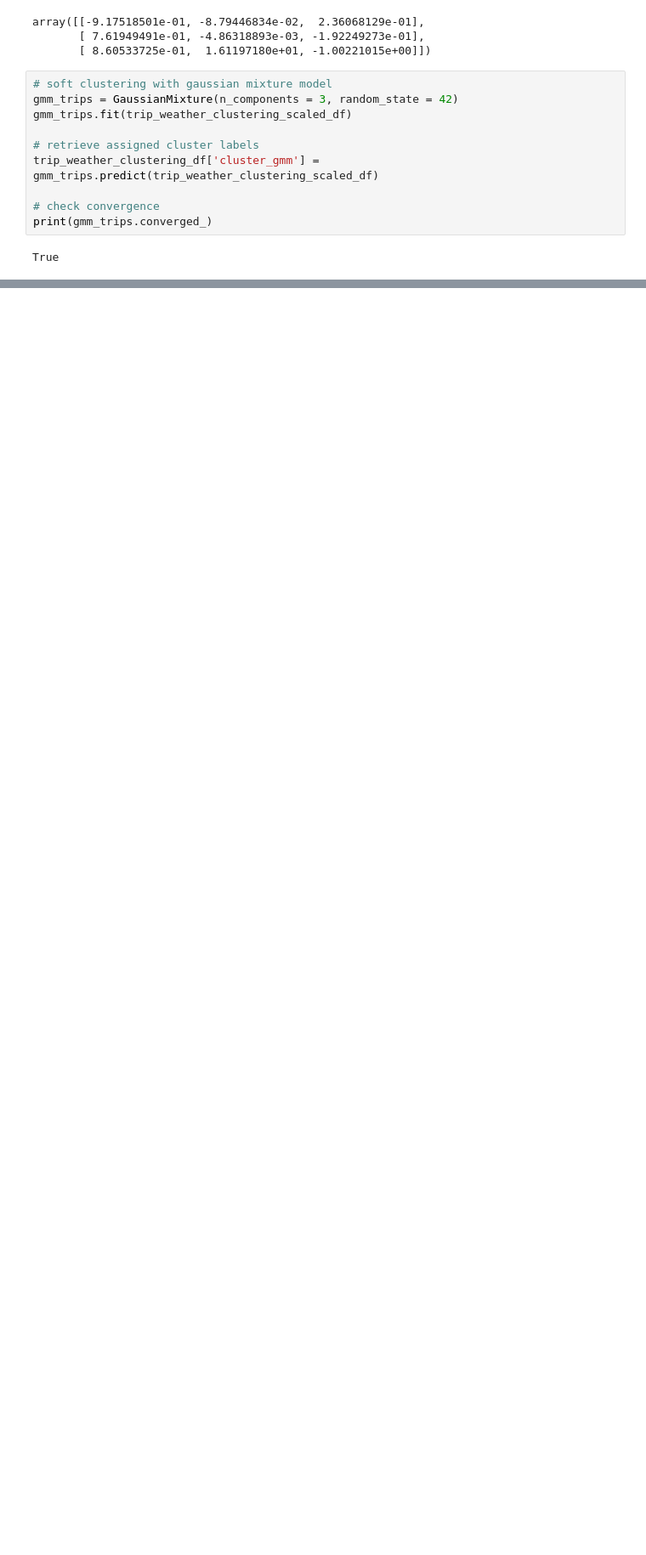
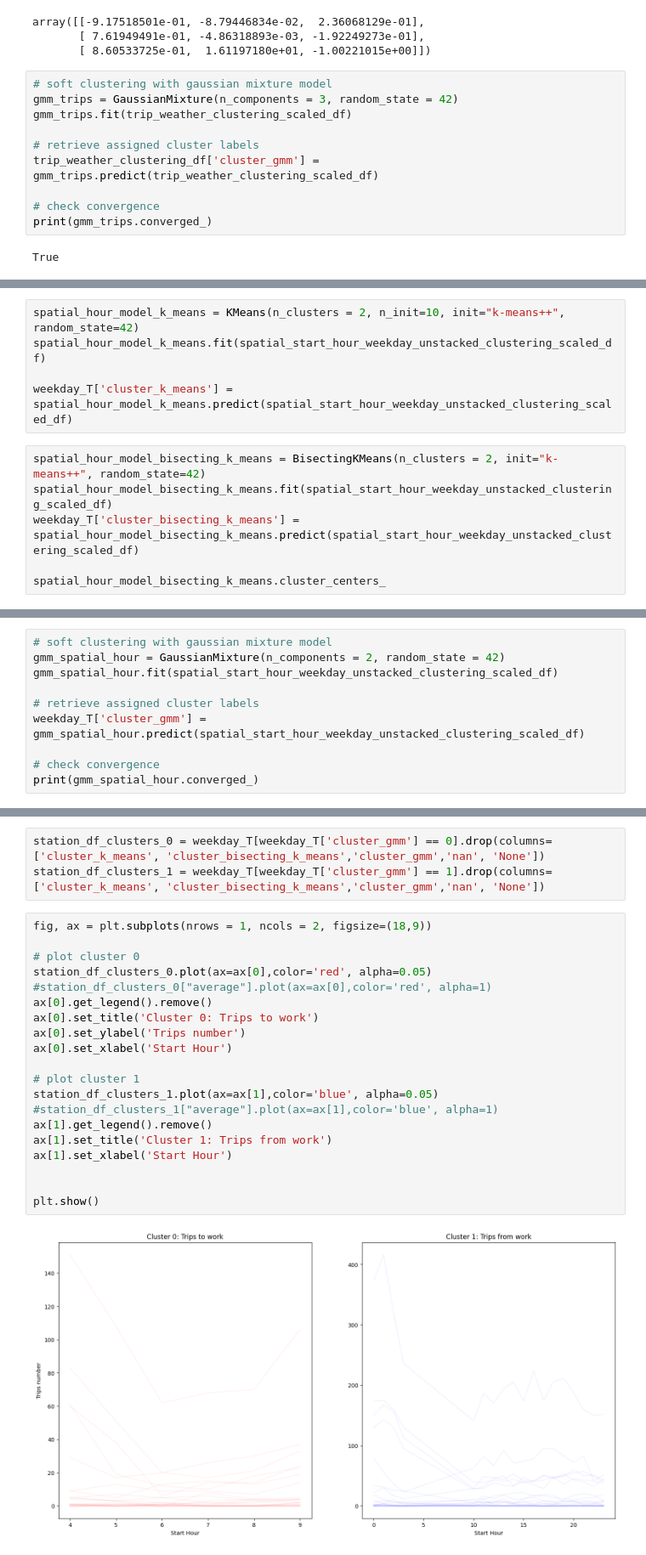
Before and after one commit to lniggemann/AAA_2023, a Jupyter notebook: 03_clustering.ipynb, the cells around one changed output, grey strips where cells are left out. Shown at 85% size. Cells and saved outputs as stored; diff of their text form; blank space fills up the shorter version.

```diff
--- a/03_clustering.ipynb
+++ b/03_clustering.ipynb
@@ -426,0 +604,11 @@ plt_violins(trip_weather_clustering_df)
+# %%
+spatial_hour_model_k_means = KMeans(n_clusters = 2, n_init=10, init="k-means++", random_state=42)
+spatial_hour_model_k_means.fit(spatial_start_hour_weekday_unstacked_clustering_scaled_df)
+
+weekday_T['cluster_k_means'] = spatial_hour_model_k_means.predict(spatial_start_hour_weekday_unstacked_clustering_scaled_df)
+# %%
+spatial_hour_model_bisecting_k_means = BisectingKMeans(n_clusters = 2, init="k-means++", random_state=42)
+spatial_hour_model_bisecting_k_means.fit(spatial_start_hour_weekday_unstacked_clustering_scaled_df)
+weekday_T['cluster_bisecting_k_means'] = spatial_hour_model_bisecting_k_means.predict(spatial_start_hour_weekday_unstacked_clustering_scaled_df)
+
+spatial_hour_model_bisecting_k_means.cluster_centers_
@@ -426,0 +628,10 @@ plt_violins(trip_weather_clustering_df)
+# %%
+# soft clustering with gaussian mixture model
+gmm_spatial_hour = GaussianMixture(n_components = 2, random_state = 42)
+gmm_spatial_hour.fit(spatial_start_hour_weekday_unstacked_clustering_scaled_df)
+
+# retrieve assigned cluster labels
+weekday_T['cluster_gmm'] = gmm_spatial_hour.predict(spatial_start_hour_weekday_unstacked_clustering_scaled_df)
+
+# check convergence
+print(gmm_spatial_hour.converged_)
@@ -426,0 +662,25 @@ plt_violins(trip_weather_clustering_df)
+# %%
+station_df_clusters_0 = weekday_T[weekday_T['cluster_gmm'] == 0].drop(columns=['cluster_k_means', 'cluster_bisecting_k_means','cluster_gmm','nan', 'None'])
+station_df_clusters_1 = weekday_T[weekday_T['cluster_gmm'] == 1].drop(columns=['cluster_k_means', 'cluster_bisecting_k_means','cluster_gmm','nan', 'None'])
+# %%
+fig, ax = plt.subplots(nrows = 1, ncols = 2, figsize=(18,9))
+
+# plot cluster 0
+station_df_clusters_0.plot(ax=ax[0],color='red', alpha=0.05)
+#station_df_clusters_0["average"].plot(ax=ax[0],color='red', alpha=1)
+ax[0].get_legend().remove()
+ax[0].set_title('Cluster 0: Trips to work')
+ax[0].set_ylabel('Trips number')
+ax[0].set_xlabel('Start Hour')
+
+# plot cluster 1
+station_df_clusters_1.plot(ax=ax[1],color='blue', alpha=0.05)
+#station_df_clusters_1["average"].plot(ax=ax[1],color='blue', alpha=1)
+ax[1].get_legend().remove()
+ax[1].set_title('Cluster 1: Trips from work')
+ax[1].set_xlabel('Start Hour')
+
+
+plt.show()
+# %% [output]
+[figure, added]
```
Also changed, not shown: parts of 27 cells of this notebook, 9 other files.
